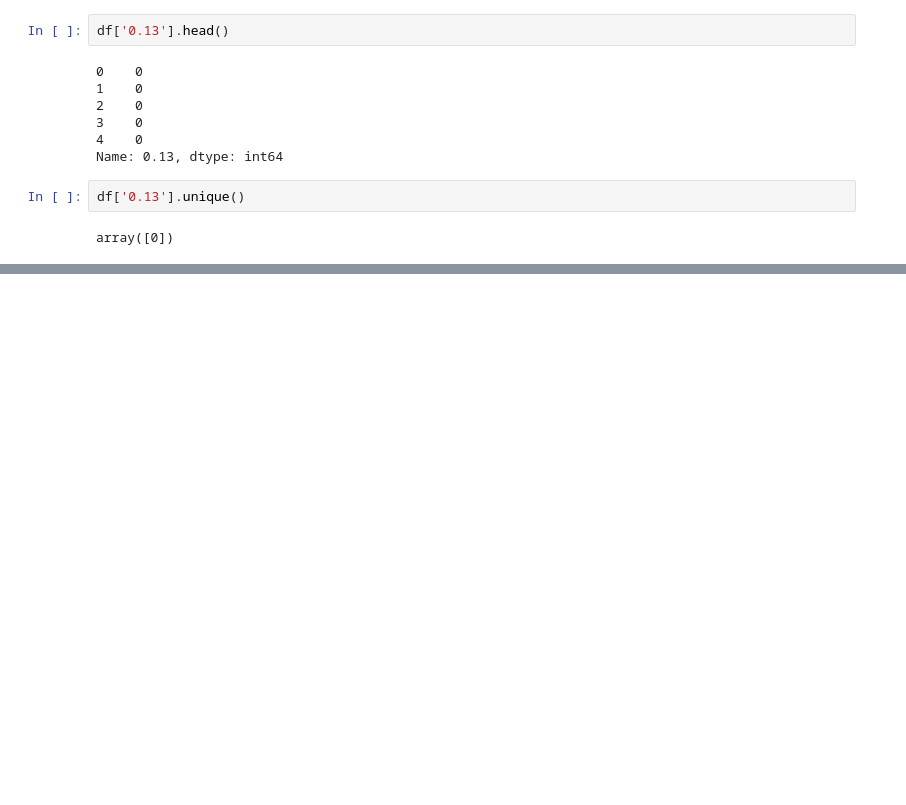
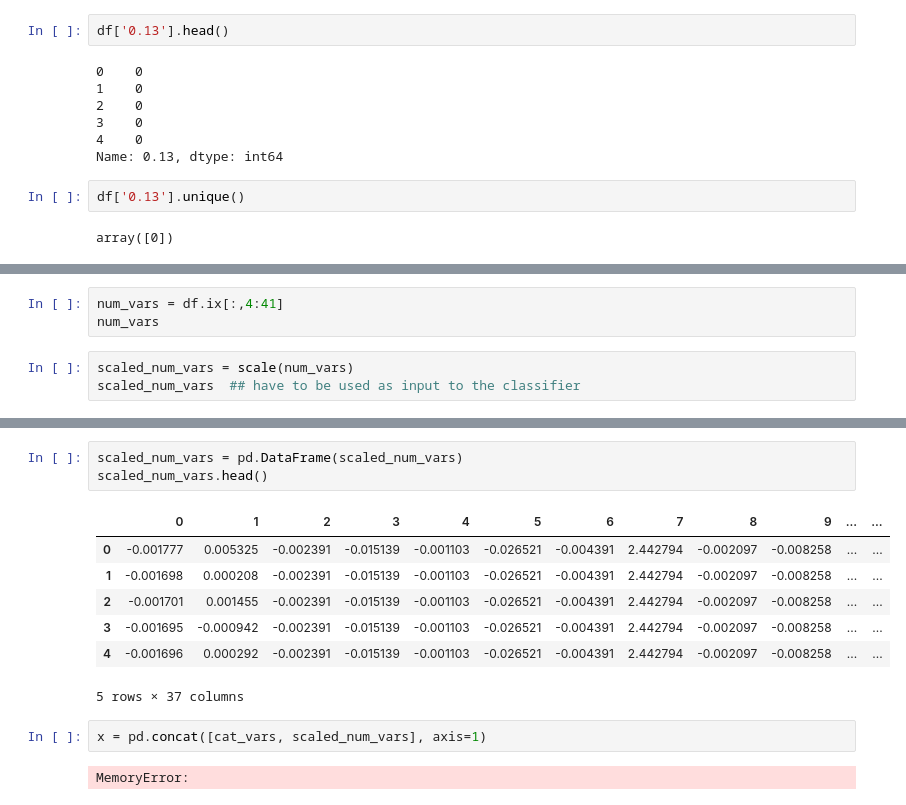
Before and after one commit to EAboelhamd/Myown_DeepLearning_Practice, a Jupyter notebook: KDD_introsion_detection/KDD_intrusion_detection.ipynb, the cells around one changed output, grey strips where cells are left out. Cells and saved outputs as stored; diff of their text form; blank space fills up the shorter version.

```diff
--- a/KDD_introsion_detection/KDD_intrusion_detection.ipynb
+++ b/KDD_introsion_detection/KDD_intrusion_detection.ipynb
@@ -300,0 +404,6 @@ array([0])
+# %%
+num_vars = df.ix[:,4:41]
+num_vars
+# %%
+scaled_num_vars = scale(num_vars)
+scaled_num_vars  ## have to be used as input to the classifier
@@ -300,0 +424,15 @@ array([0])
+# %%
+scaled_num_vars = pd.DataFrame(scaled_num_vars)
+scaled_num_vars.head()
+# %% [output]
+|  | 0 | 1 | 2 | 3 | 4 | 5 | 6 | 7 | 8 | 9 | ... | ... |
+| 0 | -0.001777 | 0.005325 | -0.002391 | -0.015139 | -0.001103 | -0.026521 | -0.004391 | 2.442794 | -0.002097 | -0.008258 | ... | ... |
+| 1 | -0.001698 | 0.000208 | -0.002391 | -0.015139 | -0.001103 | -0.026521 | -0.004391 | 2.442794 | -0.002097 | -0.008258 | ... | ... |
+| 2 | -0.001701 | 0.001455 | -0.002391 | -0.015139 | -0.001103 | -0.026521 | -0.004391 | 2.442794 | -0.002097 | -0.008258 | ... | ... |
+| 3 | -0.001695 | -0.000942 | -0.002391 | -0.015139 | -0.001103 | -0.026521 | -0.004391 | 2.442794 | -0.002097 | -0.008258 | ... | ... |
+| 4 | -0.001696 | 0.000292 | -0.002391 | -0.015139 | -0.001103 | -0.026521 | -0.004391 | 2.442794 | -0.002097 | -0.008258 | ... | ... |
+5 rows × 37 columns
+# %%
+x = pd.concat([cat_vars, scaled_num_vars], axis=1)
+# %% [output]
+MemoryError:
```
Also changed, not shown: parts of 17 cells of this notebook, 1 other file.
